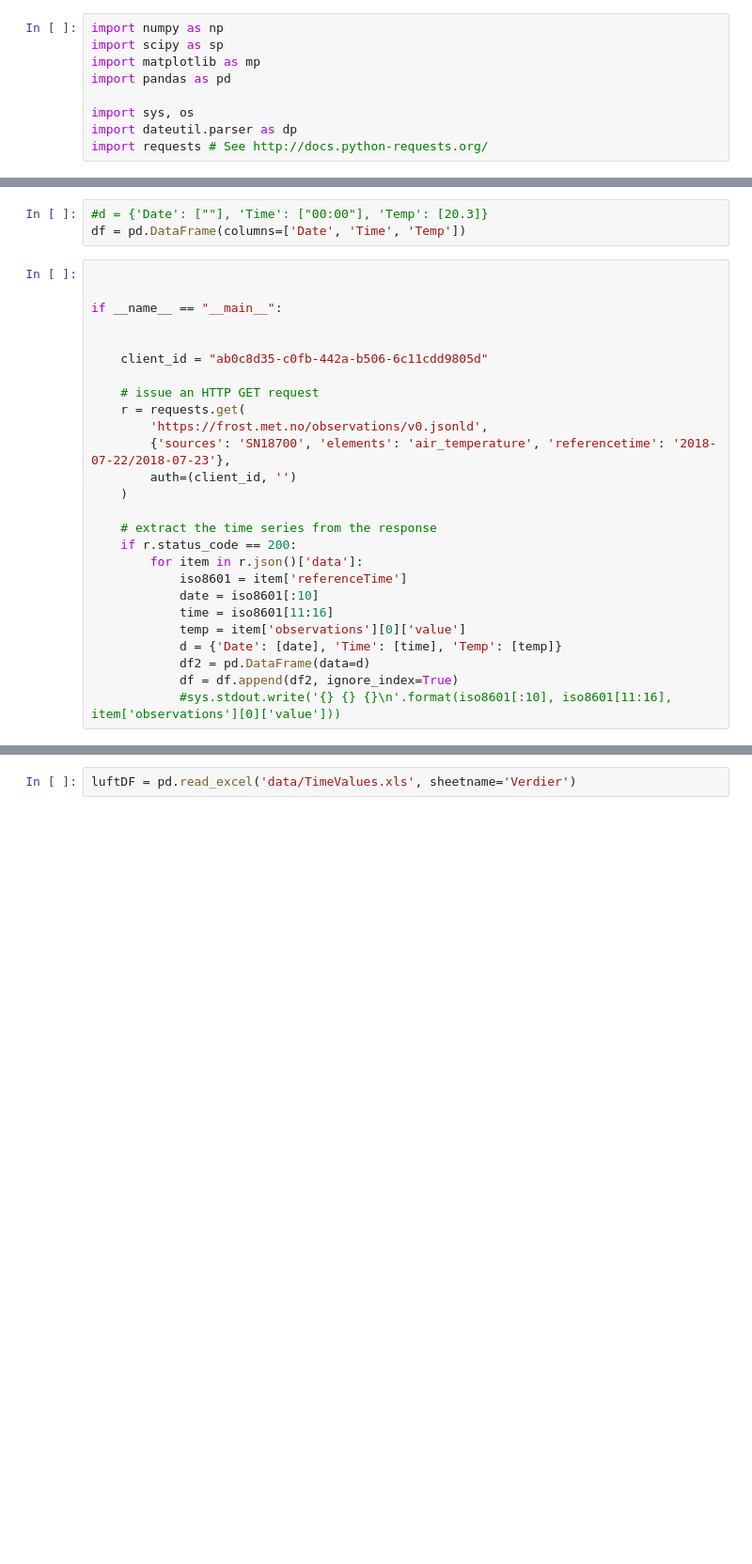
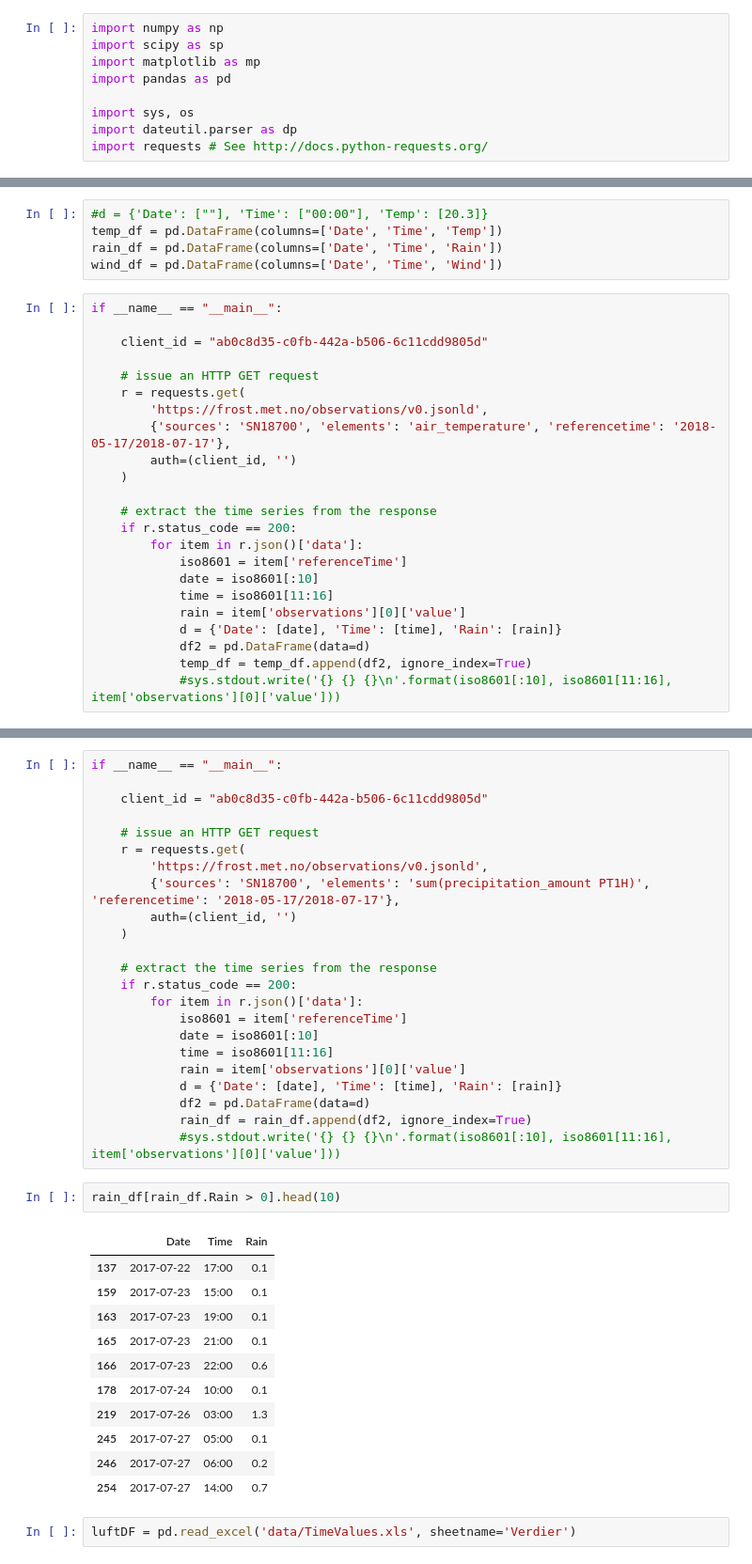
Before and after one commit to gustavberggren96/DataAnalyticsGroup3, a Jupyter notebook: AirPollutionAnalysis.ipynb, the cells around one changed output, grey strips where cells are left out. Shown: that part at 94% size. Cells and saved outputs as stored; diff of their text form; blank space fills up the shorter version.

```diff
--- a/AirPollutionAnalysis.ipynb
+++ b/AirPollutionAnalysis.ipynb
@@ -19,18 +19,17 @@ wind_speed
 # %%
 #d = {'Date': [""], 'Time': ["00:00"], 'Temp': [20.3]}
-df = pd.DataFrame(columns=['Date', 'Time', 'Temp'])
+temp_df = pd.DataFrame(columns=['Date', 'Time', 'Temp'])
+rain_df = pd.DataFrame(columns=['Date', 'Time', 'Rain'])
+wind_df = pd.DataFrame(columns=['Date', 'Time', 'Wind'])
 # %%
-
-
 if __name__ == "__main__":
-
 
     client_id = "ab0c8d35-c0fb-442a-b506-6c11cdd9805d"
 
     # issue an HTTP GET request
     r = requests.get(
         'https://frost.met.no/observations/v0.jsonld',
-        {'sources': 'SN18700', 'elements': 'air_temperature', 'referencetime': '2018-07-22/2018-07-23'},
+        {'sources': 'SN18700', 'elements': 'air_temperature', 'referencetime': '2018-05-17/2018-07-17'},
         auth=(client_id, '')
     )
 
@@ -40,8 +39,8 @@ if __name__ == "__main__":
             iso8601 = item['referenceTime']
             date = iso8601[:10]
             time = iso8601[11:16]
-            temp = item['observations'][0]['value']
-            d = {'Date': [date], 'Time': [time], 'Temp': [temp]}
+            rain = item['observations'][0]['value']
+            d = {'Date': [date], 'Time': [time], 'Rain': [rain]}
             df2 = pd.DataFrame(data=d)
-            df = df.append(df2, ignore_index=True)
+            temp_df = temp_df.append(df2, ignore_index=True)
             #sys.stdout.write('{} {} {}\n'.format(iso8601[:10], iso8601[11:16], item['observations'][0]['value']))
@@ -62,3 +55,40 @@ df.head(10)
+# %%
+if __name__ == "__main__":
+
+    client_id = "ab0c8d35-c0fb-442a-b506-6c11cdd9805d"
+
+    # issue an HTTP GET request
+    r = requests.get(
+        'https://frost.met.no/observations/v0.jsonld',
+        {'sources': 'SN18700', 'elements': 'sum(precipitation_amount PT1H)', 'referencetime': '2018-05-17/2018-07-17'},
+        auth=(client_id, '')
+    )
+
+    # extract the time series from the response
+    if r.status_code == 200:
+        for item in r.json()['data']:
+            iso8601 = item['referenceTime']
+            date = iso8601[:10]
+            time = iso8601[11:16]
+            rain = item['observations'][0]['value']
+            d = {'Date': [date], 'Time': [time], 'Rain': [rain]}
+            df2 = pd.DataFrame(data=d)
+            rain_df = rain_df.append(df2, ignore_index=True)
+            #sys.stdout.write('{} {} {}\n'.format(iso8601[:10], iso8601[11:16], item['observations'][0]['value']))
+# %%
+rain_df[rain_df.Rain > 0].head(10)
+# %% [output]
+|  | Date | Time | Rain |
+| 137 | 2017-07-22 | 17:00 | 0.1 |
+| 159 | 2017-07-23 | 15:00 | 0.1 |
+| 163 | 2017-07-23 | 19:00 | 0.1 |
+| 165 | 2017-07-23 | 21:00 | 0.1 |
+| 166 | 2017-07-23 | 22:00 | 0.6 |
+| 178 | 2017-07-24 | 10:00 | 0.1 |
+| 219 | 2017-07-26 | 03:00 | 1.3 |
+| 245 | 2017-07-27 | 05:00 | 0.1 |
+| 246 | 2017-07-27 | 06:00 | 0.2 |
+| 254 | 2017-07-27 | 14:00 | 0.7 |
 # %%
 luftDF = pd.read_excel('data/TimeValues.xls', sheetname='Verdier')
 # %%
```
Also changed, not shown: parts of 4 cells of this notebook.
